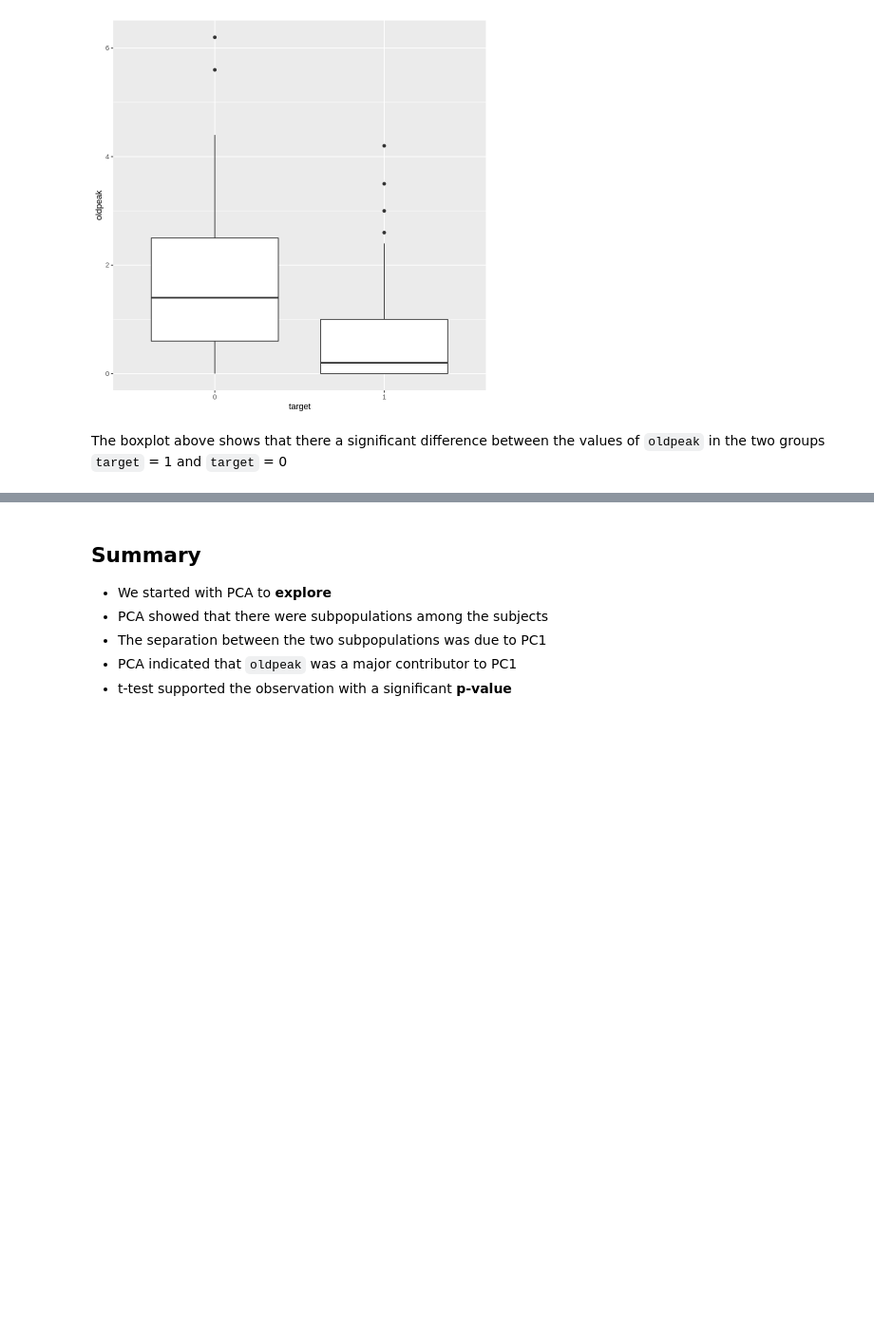
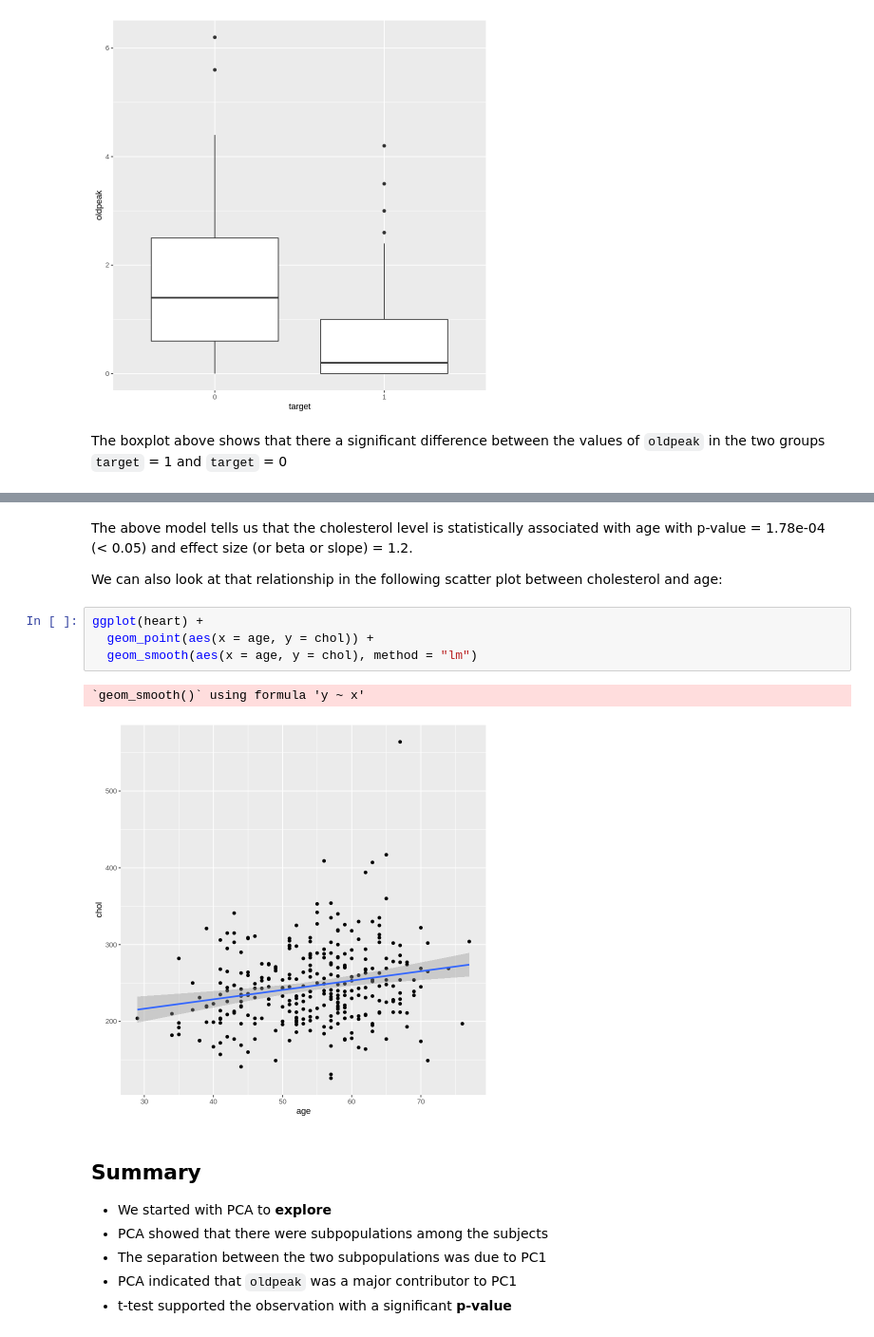
Before and after one commit to SaraAlKarimy/Notebooks, a Jupyter notebook: heart.ipynb, the cells around one changed output, grey strips where cells are left out. Shown at 95% size. Saved outputs shown, nothing was run; the diff lists cells and outputs as text; blank space fills up the shorter version.

```diff
--- a/heart.ipynb
+++ b/heart.ipynb
@@ -365,3 +378,14 @@ The boxplot above shows that there a significant difference between the values o
+# %% [markdown]
+The above model tells us that the cholesterol level is statistically associated with age with p-value = 1.78e-04 (< 0.05) and effect size (or beta or slope) = 1.2.
+
+We can also look at that relationship in the following scatter plot between cholesterol and age:
+# %%
+ggplot(heart) +
+  geom_point(aes(x = age, y = chol)) +
+  geom_smooth(aes(x = age, y = chol), method = "lm")
+# %% [output]
+`geom_smooth()` using formula 'y ~ x'
+[figure, added]
 # %% [markdown]
 ## Summary
 
```
Also changed, not shown: parts of 5 cells of this notebook.
